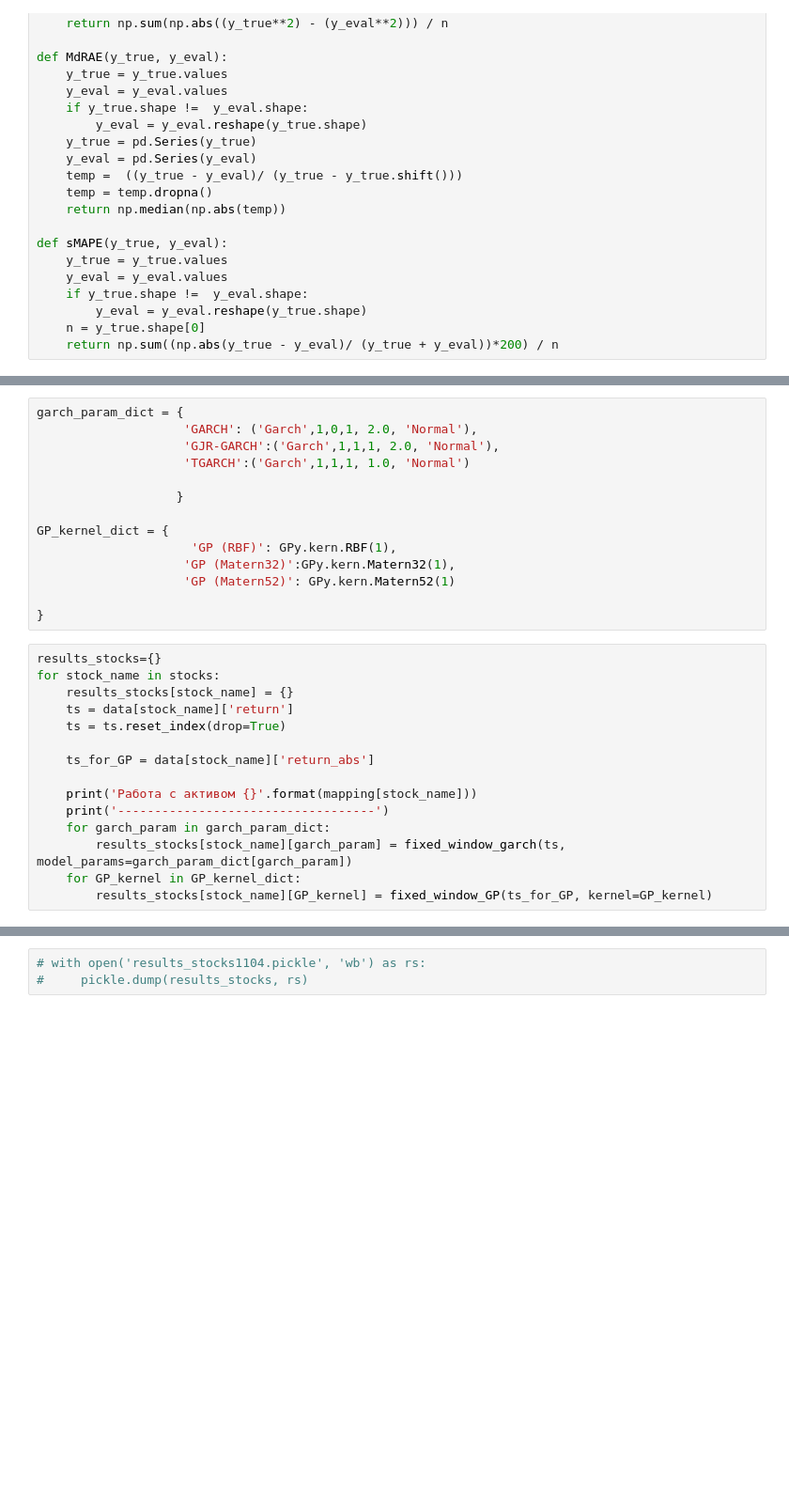
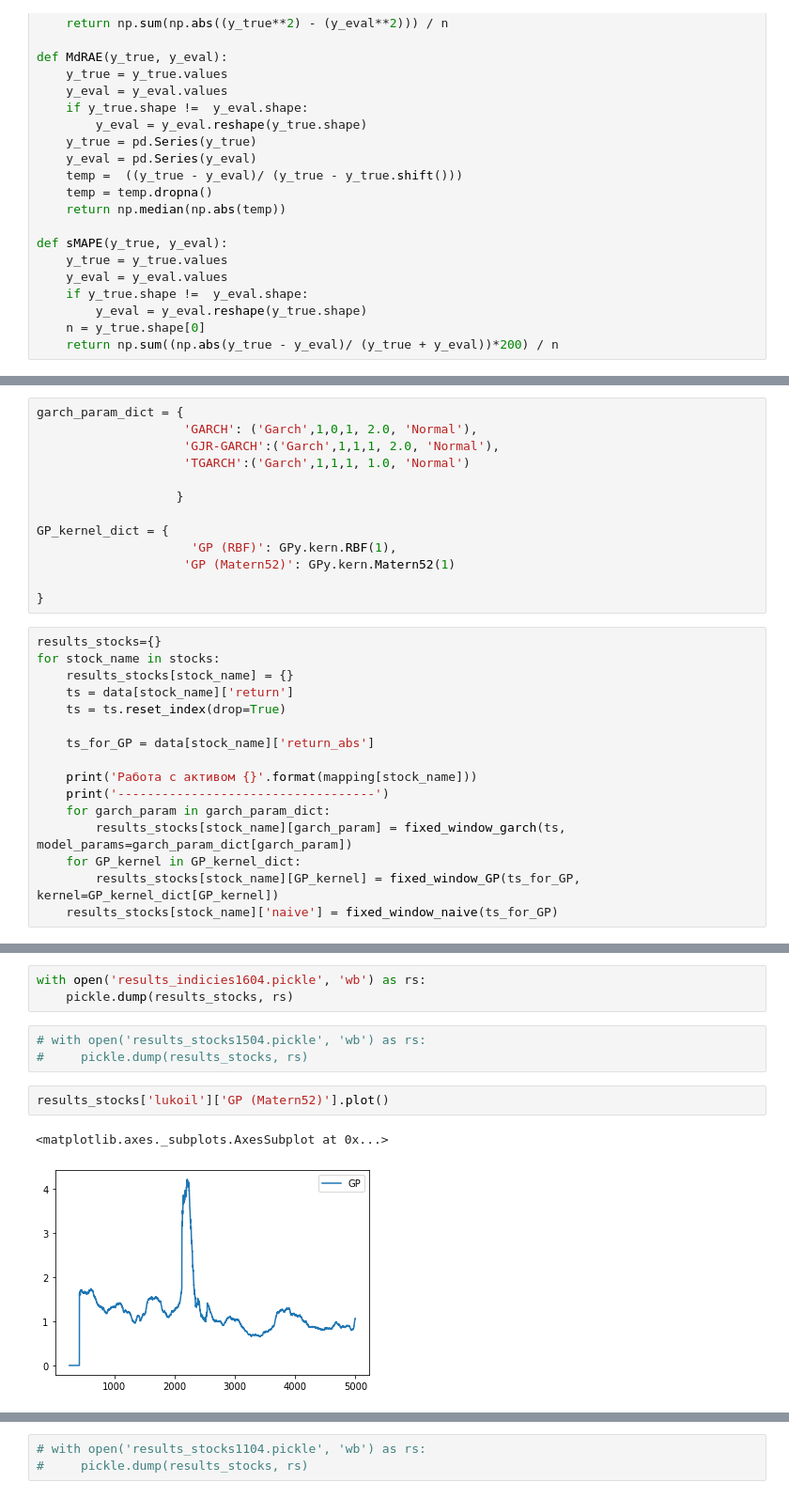
Before and after one commit to georgypv/time-series-analysis, a Jupyter notebook: evaluation.ipynb, the cells around one changed output, grey strips where cells are left out. Shown at 94% size. Cells and saved outputs as stored; diff of their text form; blank space fills up the shorter version.

Commit message:
results for stocks and indicies

```diff
--- a/evaluation.ipynb
+++ b/evaluation.ipynb
@@ -225,7 +225,6 @@ garch_param_dict = {
 
 GP_kernel_dict = {
                      'GP (RBF)': GPy.kern.RBF(1),
-                    'GP (Matern32)':GPy.kern.Matern32(1),
                     'GP (Matern52)': GPy.kern.Matern52(1)
 
 }
@@ -243,7 +242,8 @@ for stock_name in stocks:
     for garch_param in garch_param_dict:
         results_stocks[stock_name][garch_param] = fixed_window_garch(ts, model_params=garch_param_dict[garch_param])
     for GP_kernel in GP_kernel_dict:
-        results_stocks[stock_name][GP_kernel] = fixed_window_GP(ts_for_GP, kernel=GP_kernel)
+        results_stocks[stock_name][GP_kernel] = fixed_window_GP(ts_for_GP, kernel=GP_kernel_dict[GP_kernel])
+    results_stocks[stock_name]['naive'] = fixed_window_naive(ts_for_GP)
 # %% [output]
 Работа с активом Акции Лукойл
 -----------------------------------
@@ -354,0 +477,11 @@ See scipy.optimize.fmin_slsqp for code meaning.
+# %%
+with open('results_indicies1604.pickle', 'wb') as rs:
+    pickle.dump(results_stocks, rs)
+# %%
+# with open('results_stocks1504.pickle', 'wb') as rs:
+#     pickle.dump(results_stocks, rs)
+# %%
+results_stocks['lukoil']['GP (Matern52)'].plot()
+# %% [output]
+<matplotlib.axes._subplots.AxesSubplot at 0x...>
+[figure, added]
```
Also changed, not shown: parts of 28 cells of this notebook, 8 other files.
